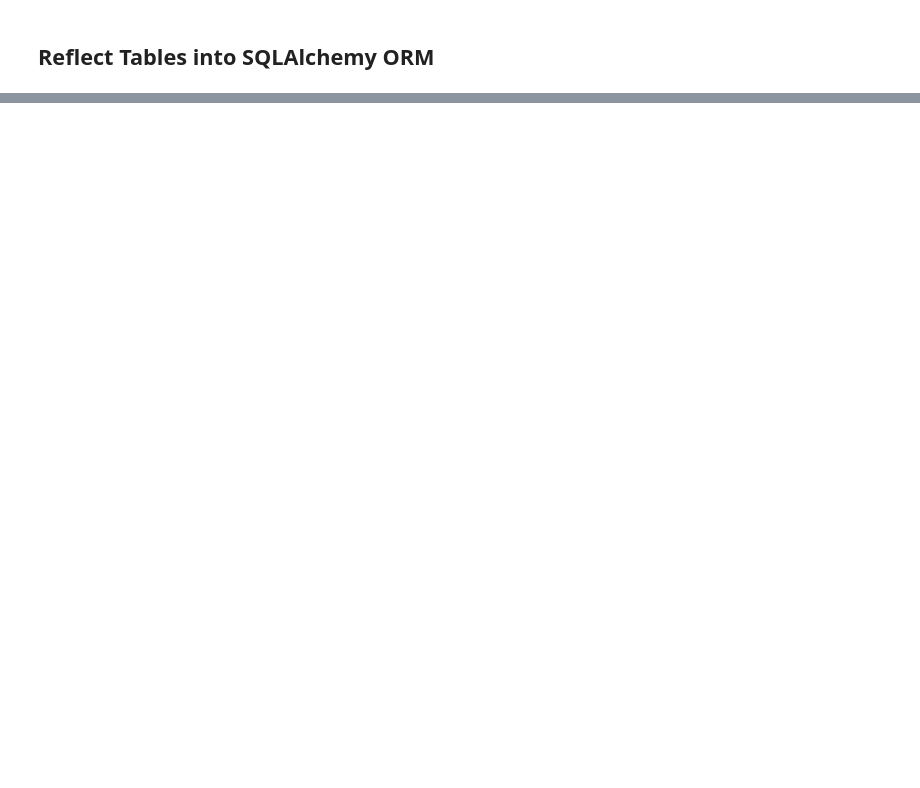
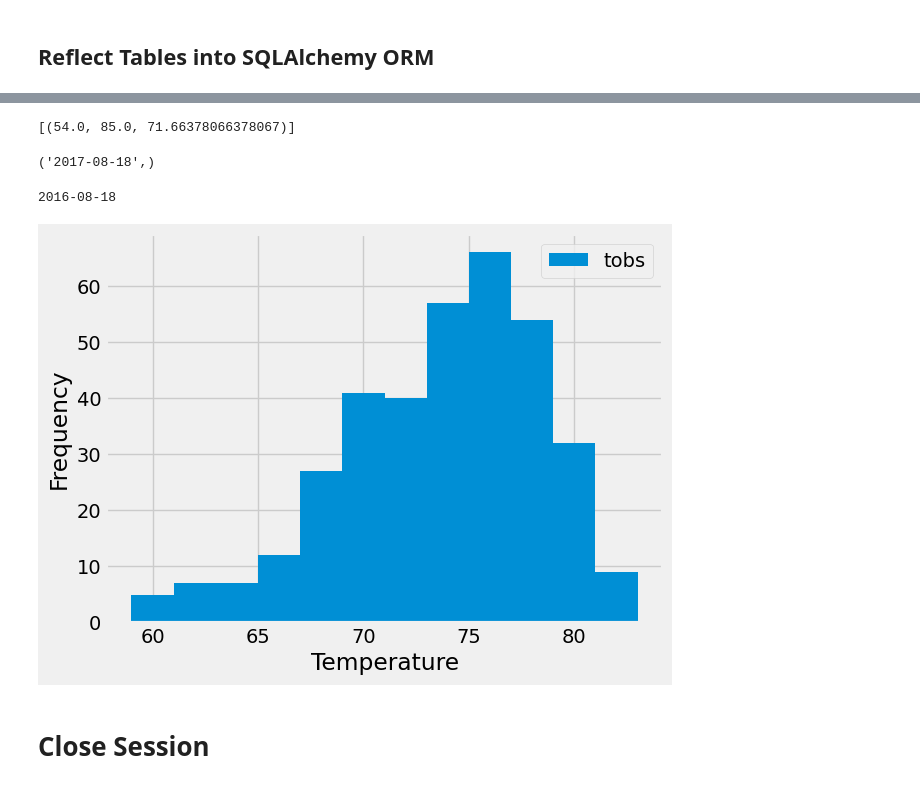
Before and after one commit to SebastianTagle/sqlalchemy-challenge, a Jupyter notebook: SurfsUp/climate_stater.ipynb, the cells around one changed output, grey strips where cells are left out. Saved outputs shown, nothing was run; the diff lists cells and outputs as text; code cells hidden in the pictures; blank space fills up the shorter version.

```diff
--- a/SurfsUp/climate_stater.ipynb
+++ b/SurfsUp/climate_stater.ipynb
@@ -49,0 +137,7 @@ first_row.__dict__
+# %%
+# Design a query to find the most active stations (i.e. which stations have the most rows?)
+# List the stations and their counts in descending order.
+station_active=session.query(h_measurement.station,func.count(h_measurement.date)).\
+    group_by(h_measurement.station).\
+    order_by(func.count(h_measurement.date).desc()).all()
+station_active
@@ -49,0 +177,42 @@ first_row.__dict__
+# %%
+# Using the most active station id from the previous query, calculate the lowest, highest, and average temperature.
+session.query(func.min(h_measurement.tobs),func.max(h_measurement.tobs),func.avg(h_measurement.tobs)).\
+    filter(h_measurement.station == station_active[0][0]).all()
+# %% [output]
+[(54.0, 85.0, 71.66378066378067)]
+# %%
+#here, i find the most recent date of the station with more activity
+date_recent_obs=session.query(h_measurement.date).\
+    filter(h_measurement.station == station_active[0][0]).\
+    order_by(h_measurement.date.desc()).first()
+date_recent_obs
+# %% [output]
+('2017-08-18',)
+# %%
+date=dt.date(2017,8,18)
+
+# Calculate the date one year from the last date in data set.
+one_year_before_2 = date-dt.timedelta(days=365)
+print(one_year_before_2)
+
+# Perform a query to retrieve the data and precipitation scores
+data_prep_2 = session.query(h_measurement.tobs).\
+    filter(h_measurement.station == station_active[0][0]).\
+    filter(h_measurement.date >= one_year_before_2).all()
+
+#data_prep_2
+# %% [output]
+2016-08-18
+# %%
+# Save the query results as a Pandas DataFrame. Explicitly set the column names
+prcp_rows_2 = pd.DataFrame({"tobs":result[0]} for result in data_prep_2)
+prcp_rows_2
+
+# Use Pandas Plotting with Matplotlib to plot the data
+prcp_rows_2.plot.hist(bins=12)
+plt.xlabel("Temperature")
+plt.show()
+# %% [output]
+[figure, added]
+# %% [markdown]
+# Close Session
```
Also changed, not shown: parts of 13 cells of this notebook, 3 other files.
